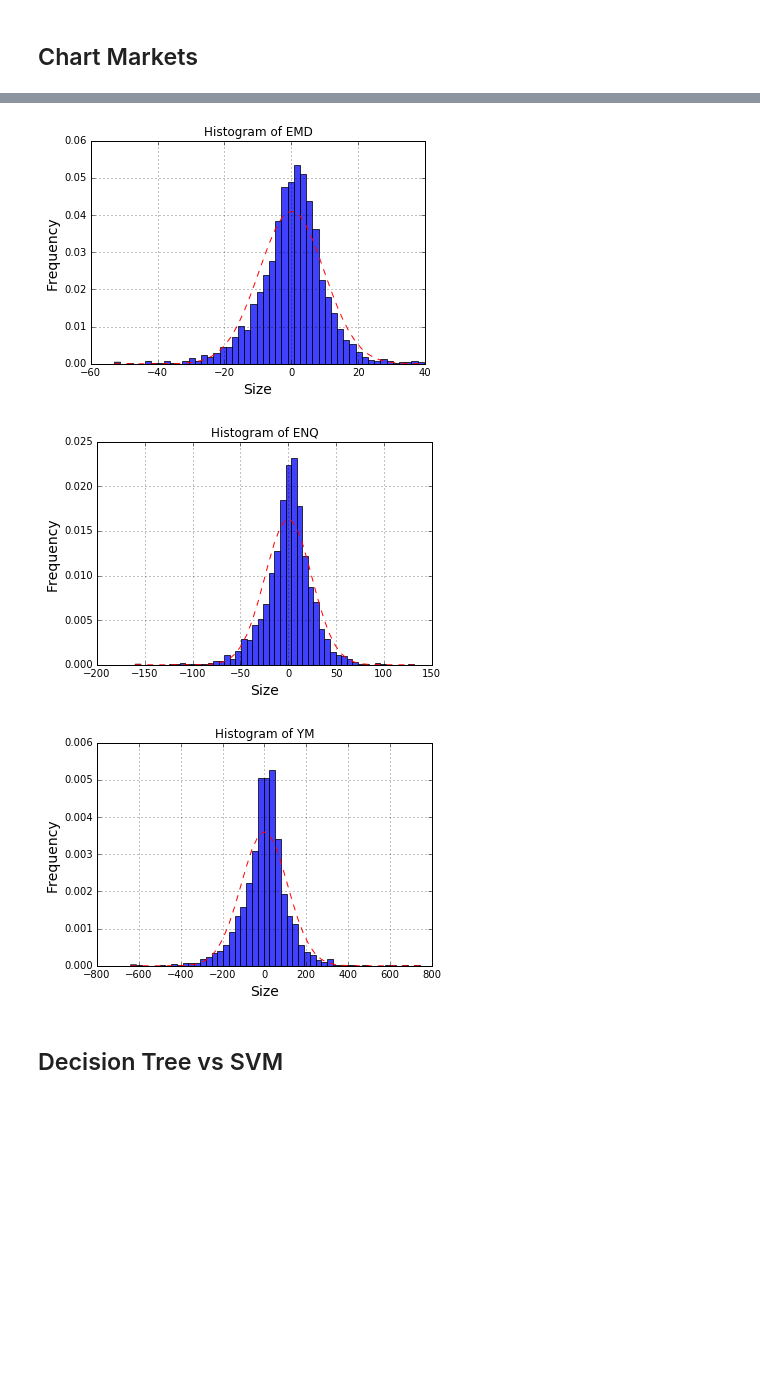
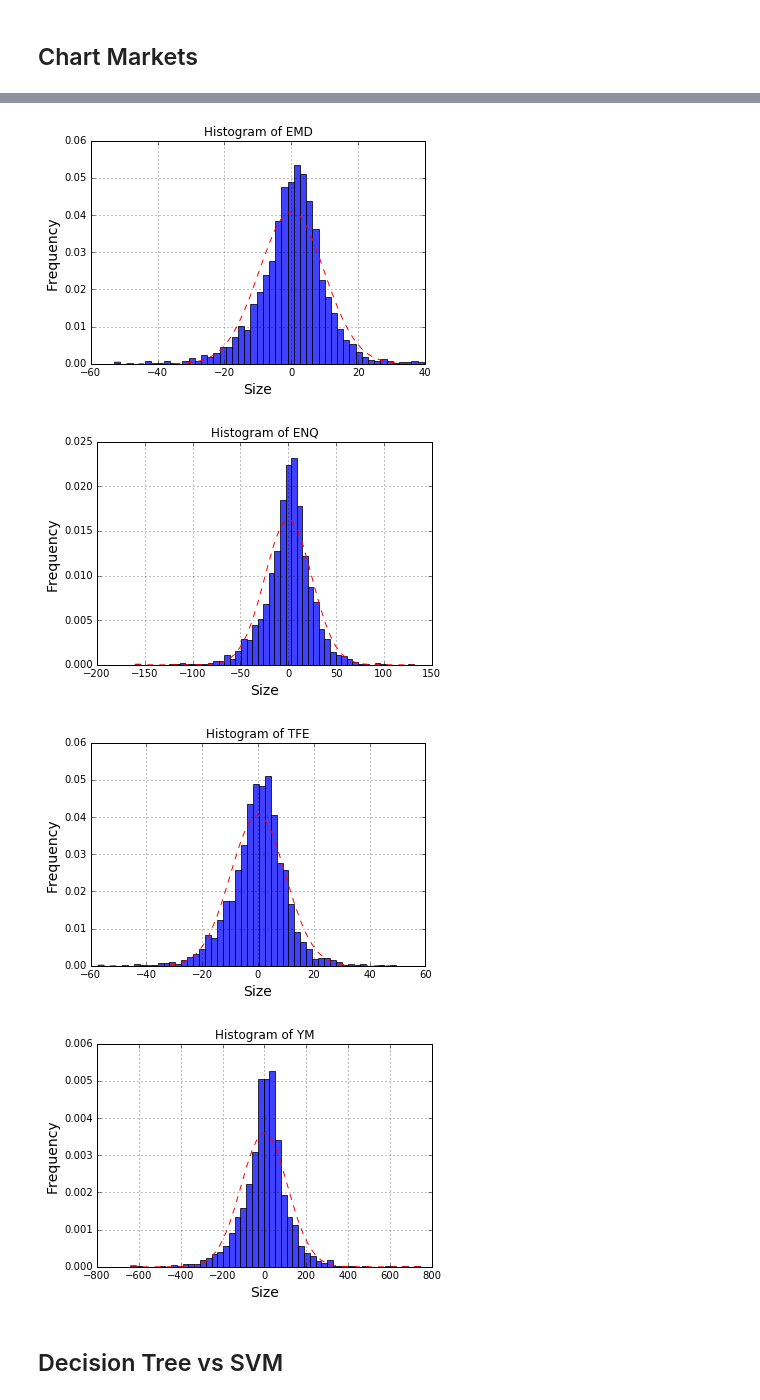
Before and after one commit to Dsinghbailey/futures_predictor, a Jupyter notebook: Main.ipynb, the cells around one changed output, grey strips where cells are left out. Drawn from its saved outputs; the diff is of its cells as text; code cells hidden in the pictures; blank space fills up the shorter version.

```diff
--- a/Main.ipynb
+++ b/Main.ipynb
@@ -7,7 +7,7 @@ mds = get_simple_mds()
 from Charting import draw_mkt_chart
 %pylab inline
 
-mkts = ['EP', 'EMD', 'ENQ', 'YM']
+mkts = ['EP', 'EMD', 'ENQ', 'TFE', 'YM']
 for mkt in mkts:
     draw_mkt_chart(mkt, mds)
 # %% [output]
@@ -19,16 +20,17 @@ Populating the interactive namespace from numpy and matplotlib
 # %%
 from Charting import draw_mkt_histo
 %pylab inline
 
-mkts = ['EP', 'EMD', 'ENQ', 'YM']
+mkts = ['EP', 'EMD', 'ENQ', 'TFE', 'YM']
 for mkt in mkts:
     draw_mkt_histo(mkt, mds)
 # %% [output]
 Populating the interactive namespace from numpy and matplotlib
 [figure]
 [figure]
 [figure]
-[figure, old version]
+[figure, new version]
+[figure, added]
 # %% [markdown]
 ## Decision Tree vs SVM
 # %% [markdown]
```
Also changed, not shown: parts of 24 cells of this notebook, 5 other files.
